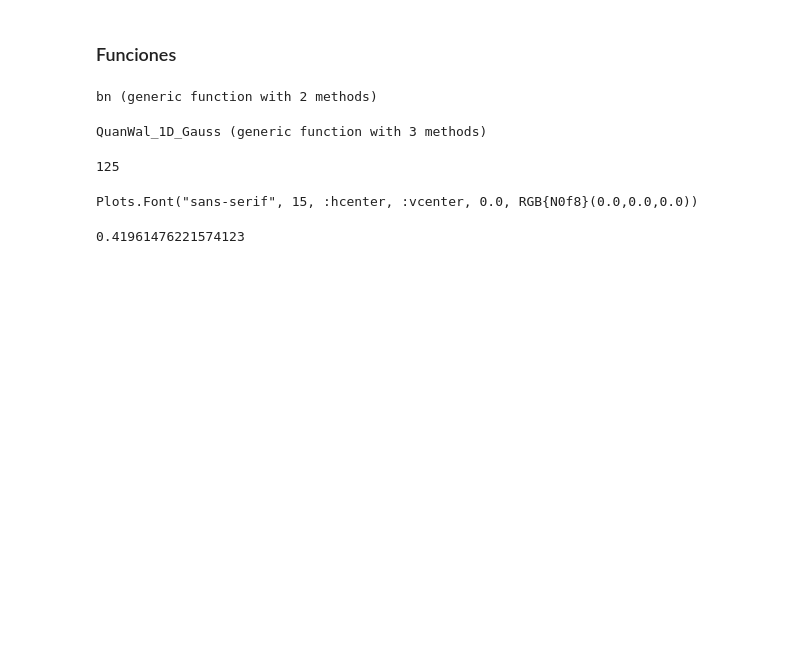
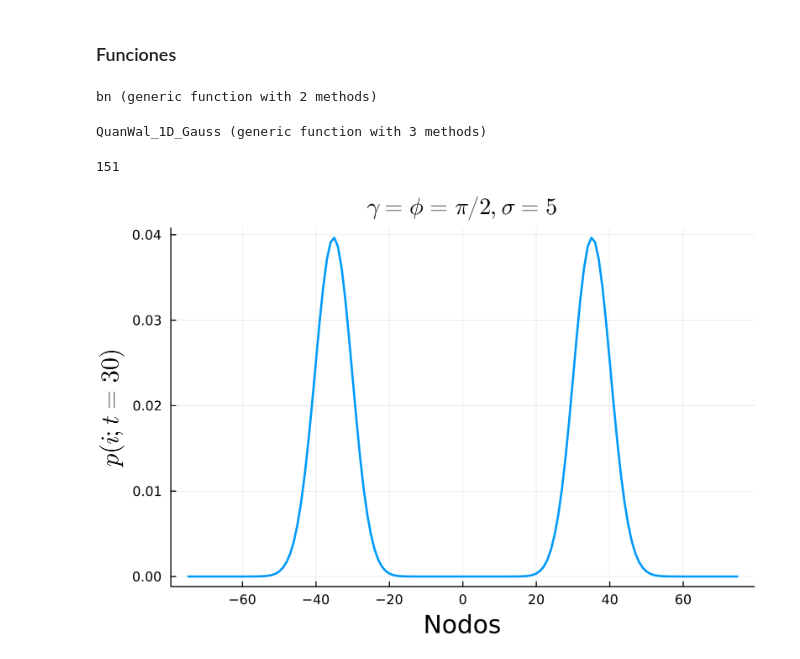
Before and after one commit to sebastiao239/quantum-walks-julia, a Jupyter notebook: Linea infinita/Gaussian_initial_QW.ipynb, the cells around one changed output. Drawn from its saved outputs; the diff is of its cells as text; code cells hidden in the pictures; blank space fills up the shorter version.

```diff
--- a/Linea infinita/Gaussian_initial_QW.ipynb
+++ b/Linea infinita/Gaussian_initial_QW.ipynb
@@ -126,21 +127,39 @@ QuanWal_1D_Gauss (generic function with 3 methods)
 H=1/sqrt(2)*[1 1; 1 -1];
 
 sigm=5
-gam=π/2
-#phi=π/2
-n=100 # Pasos
-F=5.0
+gam=π*(1/2)
+phi=π*(1/2)
+n=50 # Pasos
+F=5
 
-G=QuanWal_1D_Gauss(n,H,sigm,gam);
-Init=Int64((length(G)-1)/2)
-Init
+G=QuanWal_1D_Gauss(n,H,sigm,gam,phi,F);
+Init=Int64(((length(G)-1)/2)+1)
+Init=(Init-1)
+
+
+Space=-Init:1:Init
+Proba=norm.(G).^2
+#######33
+#########3
+########3
+SpaceP=zeros(0)
+ProbaP=zeros(0)
+
+
+for i=1:length(Space)
+    if Proba[i]!=0.0
+        append!(ProbaP, Proba[i])
+        append!(SpaceP, Space[i])
+    end
+end
+Numero_de_datos=length(SpaceP)
 # %% [output]
-125
+151
-# %%
-fnt = Plots.font("sans-serif", 15) # Para gráficar loas labels
-# %% [output]
-Plots.Font("sans-serif", 15, :hcenter, :vcenter, 0.0, RGB{N0f8}(0.0,0.0,0.0))
 # %%
 #bar(-Init:1:Init,norm.(G).^2)
-bar(1:length(G),norm.(G).^2,
-    guidefont=fnt,ylabel=L"p(i;t)",xlabel="Nodos",label="t=$n")
+# bar(-Init:1:Init,norm.(G).^2,title=L"\gamma=\phi=\pi/2,\sigma=5",
+#     guidefont=fnt,ylabel=L"p(i;t=30"*L")",xlabel="Nodos",label=false)
+plot(SpaceP,ProbaP,lw=2,title=L"\gamma=\phi=\pi/2,\sigma=5",
+     guidefont=fnt,ylabel=L"p(i;t=30"*L")",xlabel="Nodos",label=false,fmt = :png, dpi=500)
+# %% [output]
+[figure, added]
@@ -176,4 +165,0 @@ scatter!(Sn,label=false)
-# %%
-Sn[end]
-# %% [output]
-0.41961476221574123
```
Also changed, not shown: parts of 15 cells of this notebook, 19 other files.
